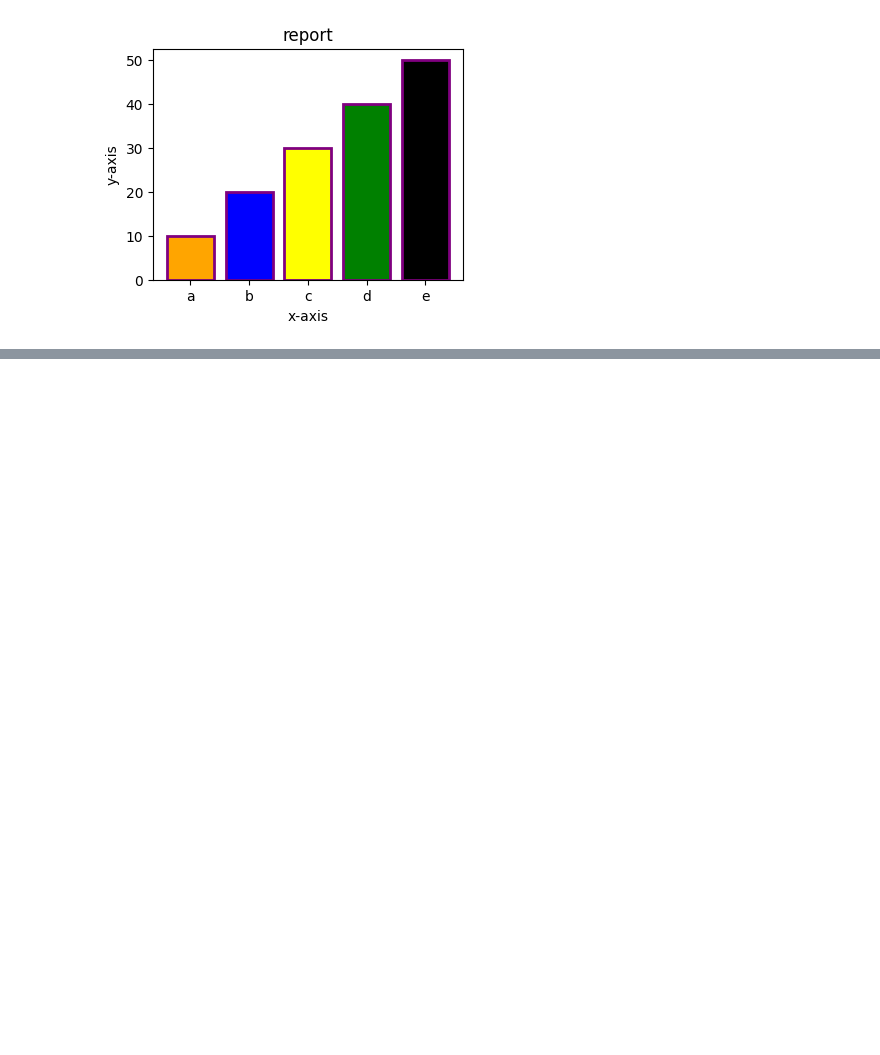
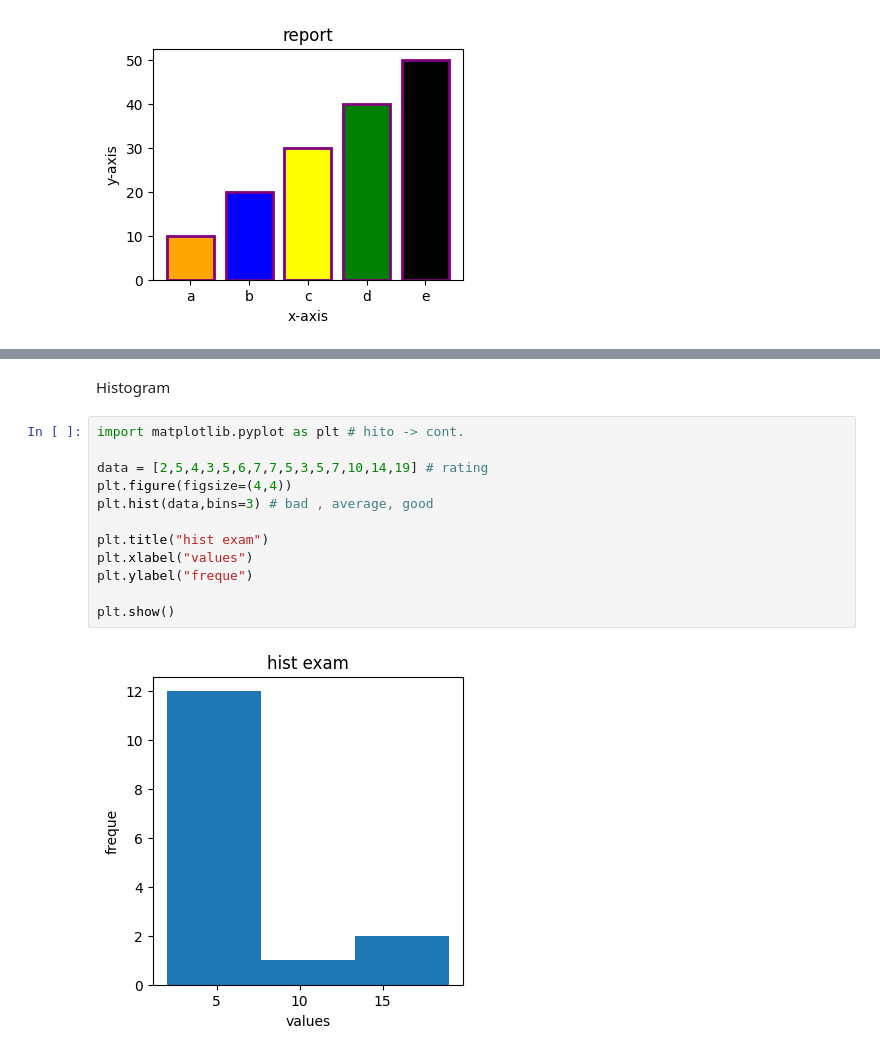
Before and after one commit to rajendra0968jangid/DS-ML, a Jupyter notebook: day13.ipynb, the cells around one changed output, grey strips where cells are left out. Cells and saved outputs as stored; diff of their text form; blank space fills up the shorter version.

```diff
--- a/day13.ipynb
+++ b/day13.ipynb
@@ -131,0 +179,16 @@ plt.show()
+# %% [markdown]
+Histogram
+# %%
+import matplotlib.pyplot as plt # hito -> cont.
+
+data = [2,5,4,3,5,6,7,7,5,3,5,7,10,14,19] # rating
+plt.figure(figsize=(4,4))
+plt.hist(data,bins=3) # bad , average, good
+
+plt.title("hist exam")
+plt.xlabel("values")
+plt.ylabel("freque")
+
+plt.show()
+# %% [output]
+[figure, added]
```
Also changed, not shown: parts of 10 cells of this notebook.
